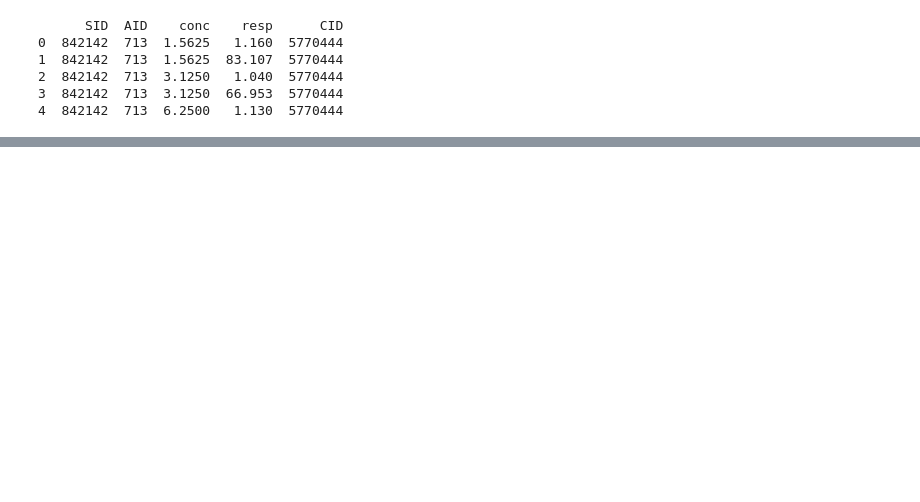
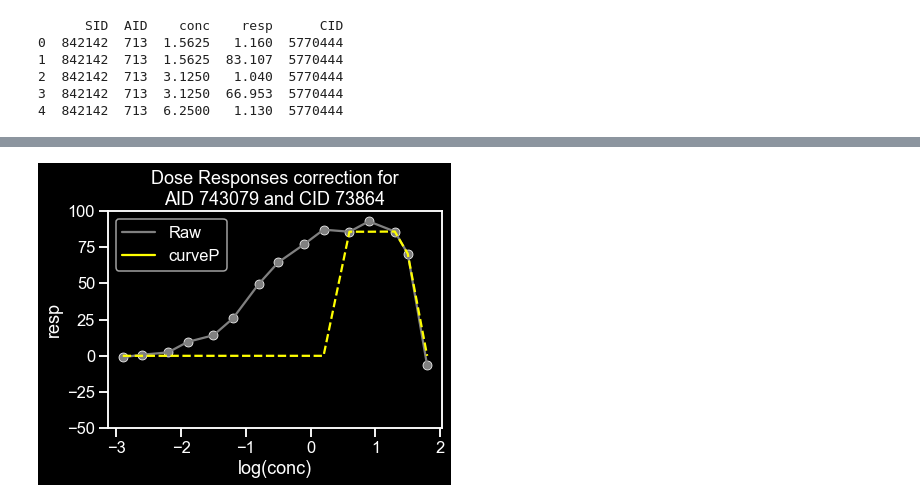
Before and after one commit to russodanielp/training_json, a Jupyter notebook: notebooks/plot_curves.ipynb, the cells around one changed output, grey strips where cells are left out. Saved outputs shown, nothing was run; the diff lists cells and outputs as text; code cells hidden in the pictures; blank space fills up the shorter version.

```diff
--- a/notebooks/plot_curves.ipynb
+++ b/notebooks/plot_curves.ipynb
@@ -281,0 +169,6 @@ sns.lineplot(data=data_one_r_corrected, x='log(conc)', y='resp', color='red')
+# %%
+from curvep import curveP
+response_avg['AID'] = response_avg['AID'].astype(str)
+
+response_avg_corrected = response_avg.groupby('AID').apply(curveP).reset_index(drop=True)
+response_avg_corrected.head()
@@ -281,0 +182,25 @@ sns.lineplot(data=data_one_r_corrected, x='log(conc)', y='resp', color='red')
+# %%
+aid = 588514
+aid = 1259383
+aid = 588513
+aid = 743079
+
+data_one = response_avg.query(f"AID == '{aid}'")
+data_one_r = response_avg_corrected.query(f"AID == '{aid}'")
+
+sns.scatterplot(data=data_one, x='log(conc)', y='resp', color='grey')
+sns.lineplot(data=data_one, x='log(conc)', y='resp', color='grey', label='Raw')
+
+ax = sns.lineplot(data=data_one_r, x='log(conc)', y='resp', ls='--', color='yellow', label='curveP')
+
+
+# Might need to loop through the list if there are multiple lines on the plot
+ax.lines[1].set_linestyle("--")
+
+plt.ylim(-50, 100)
+
+plt.title(f"Dose Responses correction for\nAID {aid} and CID {cid}")
+
+plt.show()
+# %% [output]
+[figure, added]
```
Also changed, not shown: parts of 16 cells of this notebook, 1 other file.
